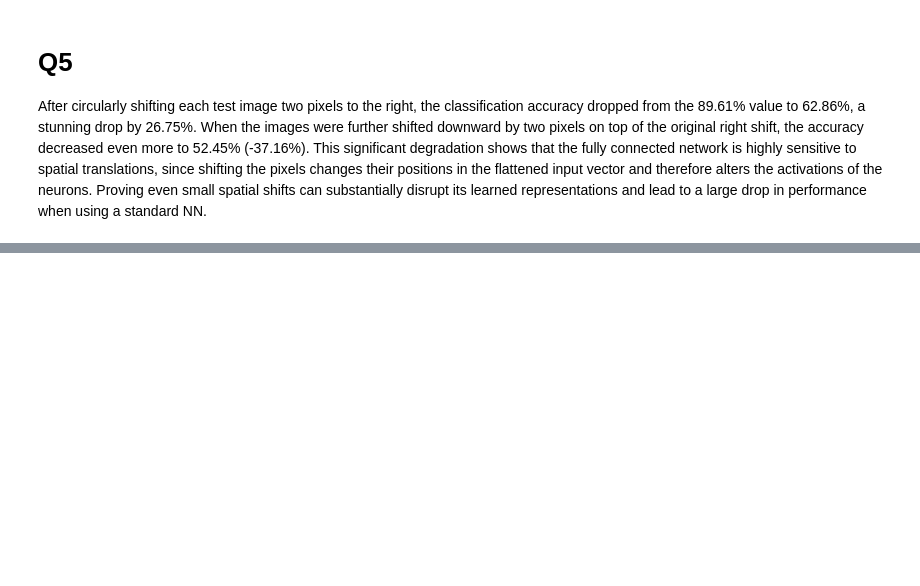
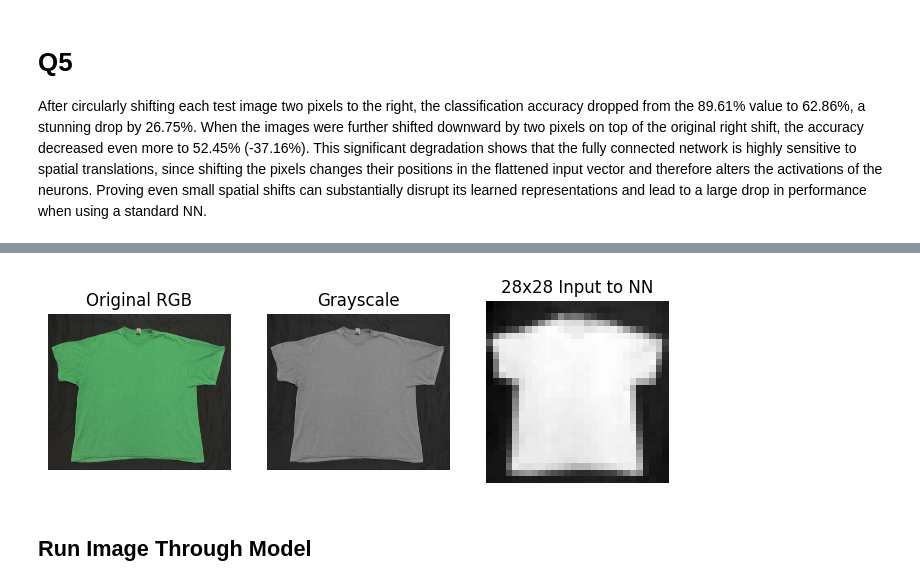
Before and after one commit to jadsaad06/Visual-NN-Testing-Deep-Learning-Homework, a Jupyter notebook: jadsaad_hw1.ipynb, the cells around one changed output, grey strips where cells are left out. Cells and saved outputs as stored; diff of their text form; code cells hidden in the pictures; blank space fills up the shorter version.

Commit message:
Test model on real garment

```diff
--- a/jadsaad_hw1.ipynb
+++ b/jadsaad_hw1.ipynb
@@ -468,0 +475,42 @@ After circularly shifting each test image two pixels to the right, the classific
+# %%
+from PIL import Image
+import torchvision.transforms as transforms
+
+img = Image.open("shirt-2.jpg")
+
+transform = transforms.Compose([
+    transforms.Grayscale(num_output_channels=1),
+    transforms.Resize((28, 28)),
+    transforms.ToTensor(),
+    transforms.Normalize((0.5,), (0.5,))
+])
+
+x = transform(img).unsqueeze(0)  # shape: [1, 1, 28, 28]
+x = x.view(1, -1)               # shape: [1, 784]
+
+# Original
+plt.figure(figsize=(8,3))
+plt.subplot(1,3,1)
+plt.imshow(img)
+plt.title("Original RGB")
+plt.axis("off")
+
+# After grayscale
+gray = transform.transforms[0](img)
+plt.subplot(1,3,2)
+plt.imshow(gray, cmap="gray")
+plt.title("Grayscale")
+plt.axis("off")
+
+# After full transform (28x28, normalized)
+final = transform(img).squeeze().numpy()
+plt.subplot(1,3,3)
+plt.imshow(final, cmap="gray")
+plt.title("28x28 Input to NN")
+plt.axis("off")
+
+plt.show()
+# %% [output]
+[figure, added]
+# %% [markdown]
+## Run Image Through Model
```
Also changed, not shown: parts of 3 cells of this notebook, 1 other file.
